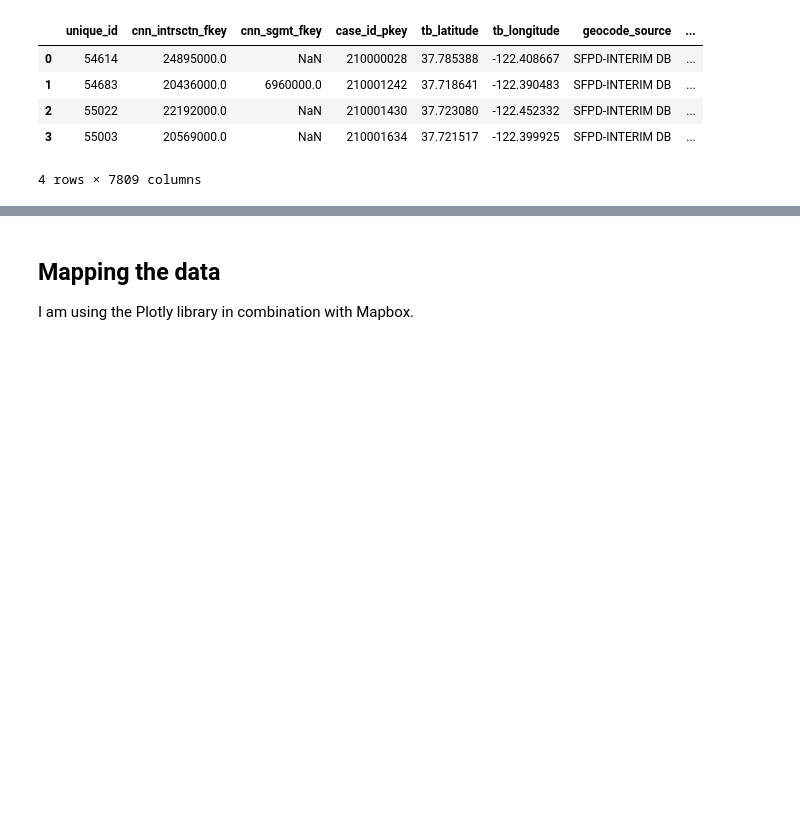
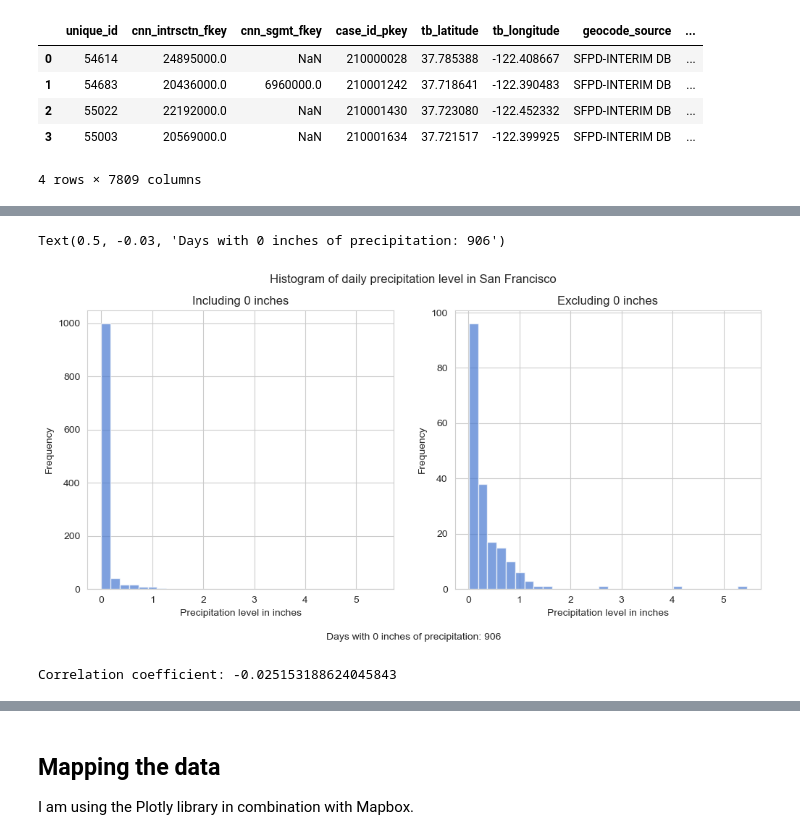
Before and after one commit to miguel-peralta/spring-2024-vip, a Jupyter notebook: stage1/stage1.ipynb, the cells around one changed output, grey strips where cells are left out. Drawn from its saved outputs; the diff is of its cells as text; code cells hidden in the pictures; blank space fills up the shorter version.

```diff
--- a/stage1/stage1.ipynb
+++ b/stage1/stage1.ipynb
@@ -209,0 +339,32 @@ accidents_df["daily_precip"] = daily_precip_column
+# %%
+sns.set_style("whitegrid")
+blue = muted_palette[0]
+
+fig, axes = plt.subplots(1, 2, figsize=(12, 5))
+
+plt.suptitle("Histogram of daily precipitation level in San Francisco")
+
+# first plot: histogram including 0 inch values
+axes[0].hist(precip_df['precipitation_in'], bins=30, color=blue, alpha=0.7)
+axes[0].set_xlabel("Precipitation level in inches")
+axes[0].set_ylabel("Frequency")
+axes[0].set_title("Including 0 inches")
+
+# second plot: excluding 0 inch values
+axes[1].hist(precip_df[precip_df['precipitation_in'] > 0], bins=30, color=blue, alpha=0.7)
+axes[1].set_xlabel("Precipitation level in inches")
+axes[1].set_ylabel("Frequency")
+axes[1].set_title("Excluding 0 inches")
+
+days_with_zero_precip = precip_df[precip_df["precipitation_in"] == 0].size
+text_below_plot = f"Days with 0 inches of precipitation: {days_with_zero_precip}"
+plt.text(0.5, -0.03, text_below_plot,
+         fontsize=10, ha='center', transform=plt.gcf().transFigure)
+# %% [output]
+Text(0.5, -0.03, 'Days with 0 inches of precipitation: 906')
+[figure, added]
+# %%
+correlation = daily_accidents_df['accident_count'].corr(precip_df['precipitation_in'])
+print("Correlation coefficient:", correlation)
+# %% [output]
+Correlation coefficient: -0.025153188624045843
```
Also changed, not shown: parts of 15 cells of this notebook.
